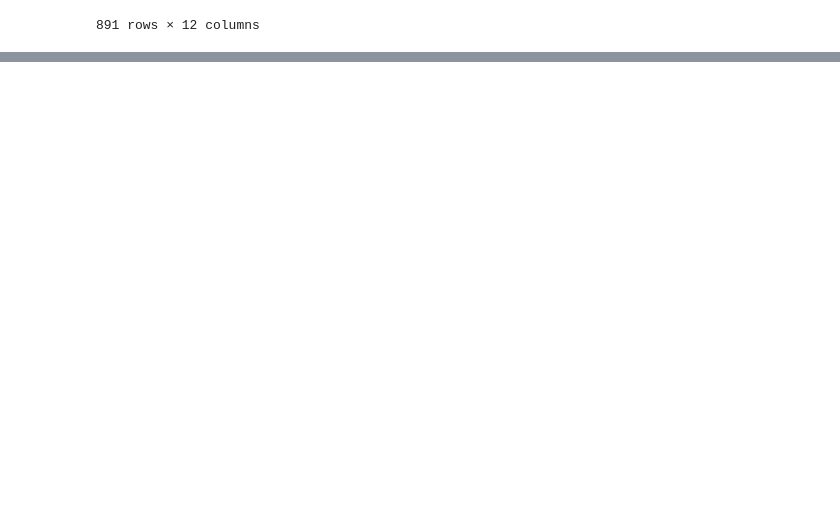
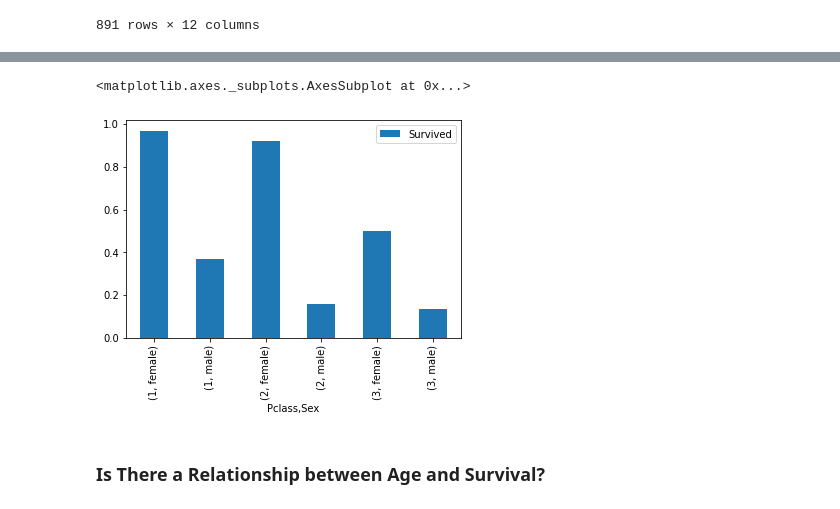
Before and after one commit to immmjack/Titanic-Survival-Prediction, a Jupyter notebook: titanic.ipynb, the cells around one changed output, grey strips where cells are left out. Drawn from its saved outputs; the diff is of its cells as text; code cells hidden in the pictures; blank space fills up the shorter version.

```diff
--- a/titanic.ipynb
+++ b/titanic.ipynb
@@ -190,0 +266,7 @@ memory usage: 83.7+ KB
+# %%
+train_data[['Sex', 'Pclass', 'Survived']].groupby(['Pclass', 'Sex']).mean().plot.bar()
+# %% [output]
+<matplotlib.axes._subplots.AxesSubplot at 0x...>
+[figure, added]
+# %% [markdown]
+### Is There a Relationship between Age and Survival?
```
Also changed, not shown: parts of 16 cells of this notebook.
